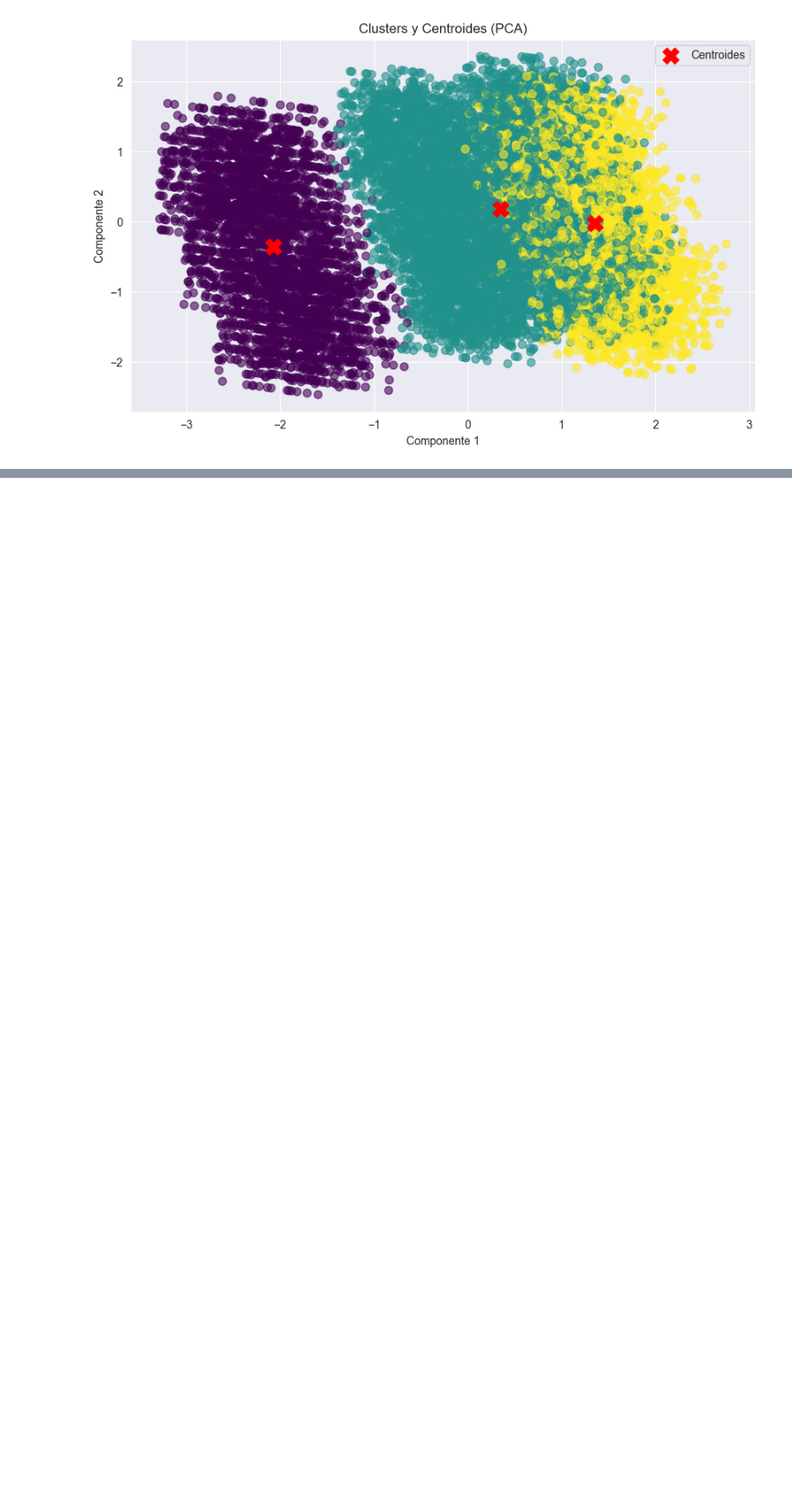
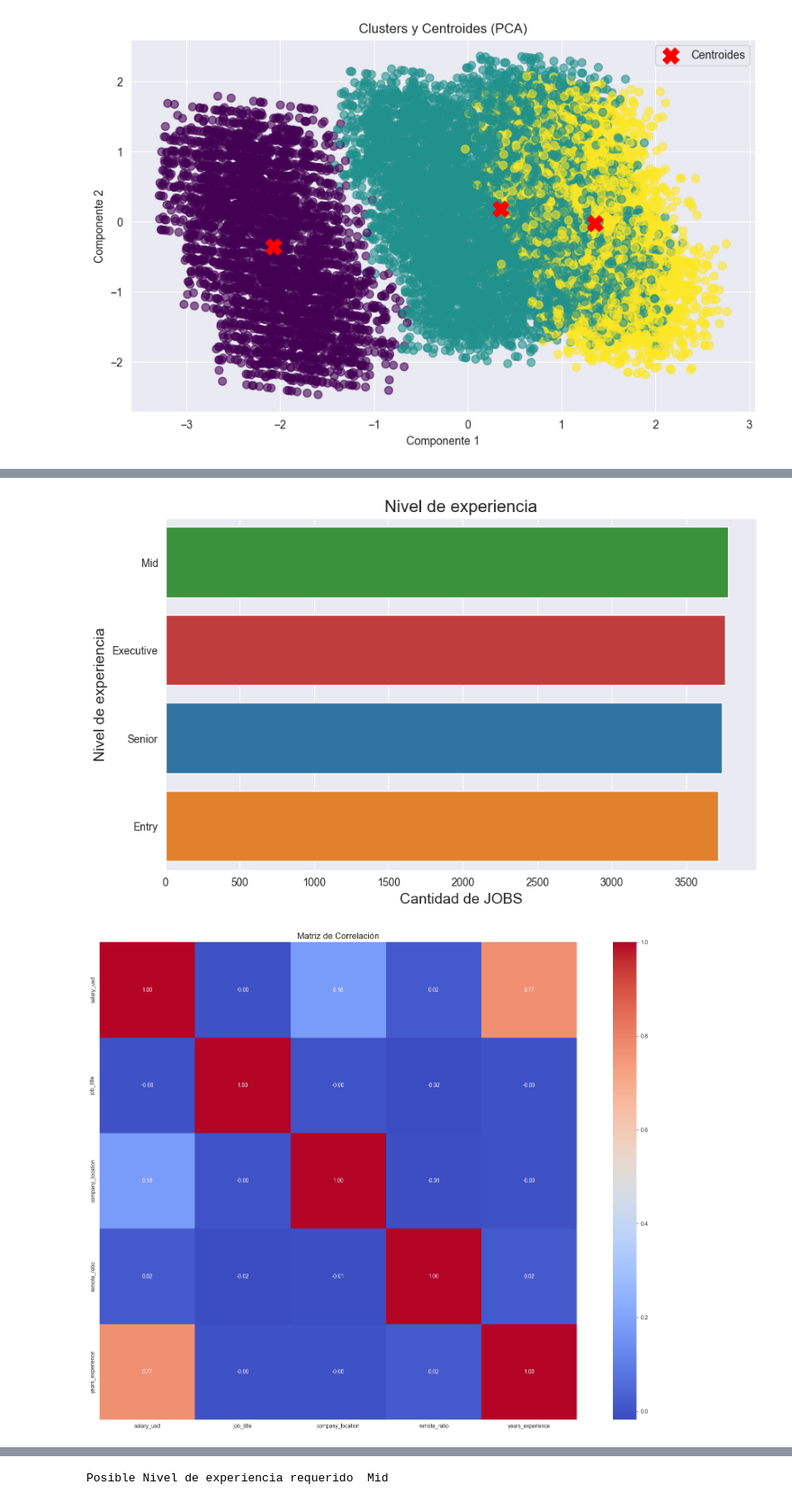
Before and after one commit to Wilmar21/Global_IA_Job_Market_Analysis, a Jupyter notebook: JobsIA.ipynb, the cells around one changed output, grey strips where cells are left out. Shown at 90% size. Drawn from its saved outputs; the diff is of its cells as text; code cells hidden in the pictures; blank space fills up the shorter version.

```diff
--- a/JobsIA.ipynb
+++ b/JobsIA.ipynb
@@ -823,0 +1005,73 @@ Posible Clasificacion de investigacion 2
+# %%
+# Aplicacion modelo de clasificacion Regresion logistica
+from sklearn.linear_model import LogisticRegression
+
+jobsDatesetLogistica = jobsDatasetClean.copy()
+
+mapeo_categorias = {
+    0: 'Entry',
+    1: 'Executive',
+    2: 'Mid',
+    3: 'Senior'
+}
+
+jobsDatesetLogistica['experience_level'] = jobsDatesetLogistica['experience_level'].map(mapeo_categorias)
+
+plt.figure(figsize=(10, 6))
+sns.countplot(y='experience_level', data=jobsDatesetLogistica, order=jobsDatesetLogistica['experience_level'].value_counts().index, hue='experience_level', dodge=False)
+plt.title('Nivel de experiencia', fontsize=16)
+plt.xlabel('Cantidad de JOBS', fontsize=14)
+plt.ylabel('Nivel de experiencia', fontsize=14)
+plt.legend([], [], frameon=False)  # Oculta la leyenda innecesaria
+plt.show()
+
+nombreColumnas = ['salary_usd', 'job_title', 'company_location', 'remote_ratio','years_experience', 'experience_level']
+jobsDatesetLogistica = jobsDatesetLogistica[nombreColumnas].copy()
+
+# Calcular la matriz de correlación
+numeric_df = jobsDatesetLogistica.select_dtypes(include=['float64', 'int64'])
+correlation_matrix = numeric_df.corr()
+plt.figure(figsize=(24, 16))
+sns.heatmap(correlation_matrix, annot=True, fmt='.2f', cmap='coolwarm', square=True)
+plt.title('Matriz de Correlación', fontsize=16)
+plt.show()
+
+variableObjetivo = jobsDatesetLogistica['experience_level']
+jobsDatesetLogistica = jobsDatesetLogistica.drop(columns=['experience_level'])
+
+# Creacion de los conjuntos de datos para el modelo de prediccion
+X_train, X_test, y_train, y_test = train_test_split(jobsDatesetLogistica, variableObjetivo, test_size=0.2, random_state=42)
+
+modelLogistica = LogisticRegression(max_iter=2000, random_state=42)
+modelLogistica.fit(X_train, y_train)
+
+y_pred = modelLogistica.predict(X_test)
+
+print("Matriz confuncision: ")
+print(confusion_matrix(y_test, y_pred))
+
+print("Reporte clasificacion: ")
+print(classification_report(y_test, y_pred))
+
+pca = PCA(n_components=2)
+X_pca = pca.fit_transform(X_test)
+
+plt.figure(figsize=(8,6))
+sns.scatterplot(x=X_pca[:, 0], y=X_pca[:, 1], hue=y_pred, palette='coolwarm')
+plt.title("Predicciones del modelo Regresion Logisitca en 2D")
+plt.show()
+
+evaluarCasoPrueba = pandas.DataFrame({
+    'salary_usd': [11.935752],
+    'job_title': [5],
+    'company_location': [17],
+    'remote_ratio': [0.0],
+    'years_experience': [1.414214],
+}
+)
+
+prediccionLogistic = modelLogistica.predict(evaluarCasoPrueba)
+print("Posible Nivel de experiencia requerido ", prediccionLogistic[0])
+# %% [output]
+[figure, added]
+[figure, added]
@@ -823,0 +1095 @@ Posible Clasificacion de investigacion 2
+Posible Nivel de experiencia requerido  Mid
```
Also changed, not shown: parts of 7 cells of this notebook, 2 other files.
